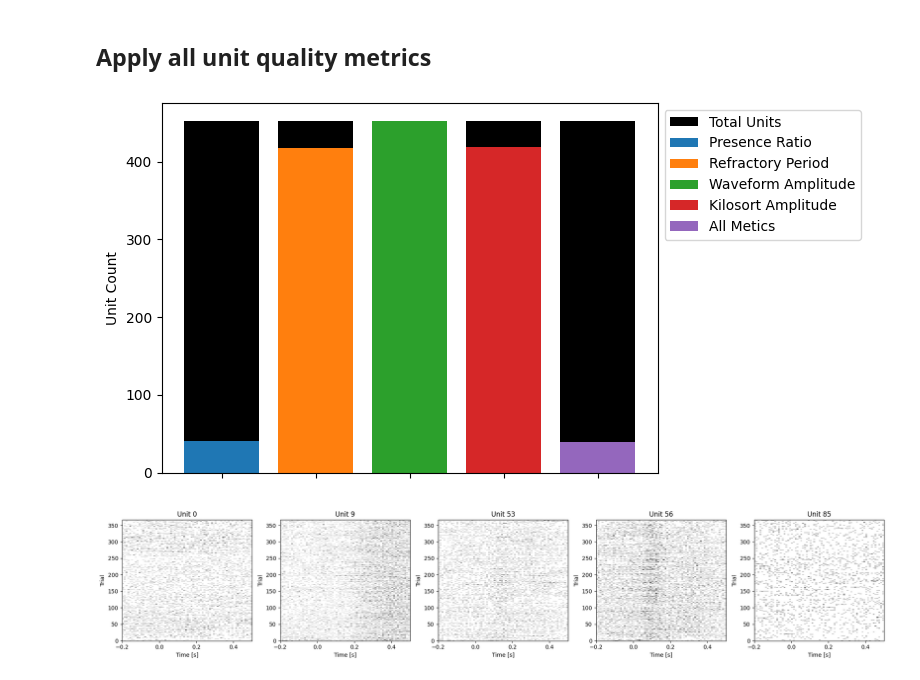
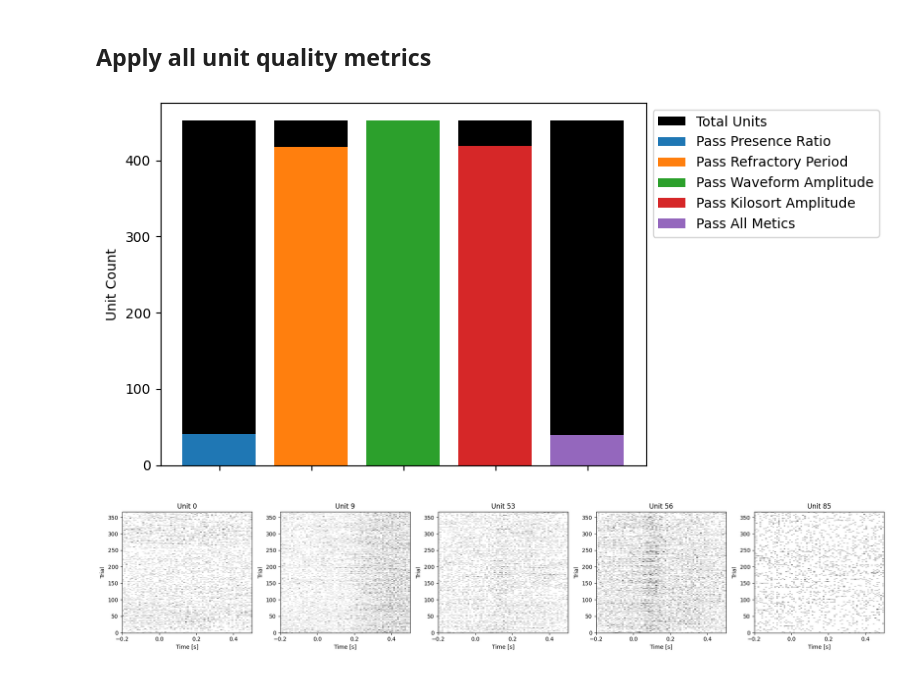
Before and after one commit to aolabNeuro/analyze, a Jupyter notebook: docs/source/examples/neuropixel_example.ipynb, the cells around one changed output. Drawn from its saved outputs; the diff is of its cells as text; code cells hidden in the pictures.

```diff
--- a/docs/source/examples/neuropixel_example.ipynb
+++ b/docs/source/examples/neuropixel_example.ipynb
@@ -108,8 +99,7 @@ plt.show()
 [figure]
 # %%
 # Apply refractory period violation check
-filename = aopy.data.base.get_preprocessed_filename(subject, te_id, date,'spike') # TODO - replace spike times loading with function Tomo wrote.
-spike_times = aopy.data.base.load_hdf_group(os.path.join(preproc_dir, subject), filename, f'drive{drive}/spikes')
+spike_times, _ = aopy.data.base.load_preproc_spike_data(preproc_dir, subject, te_id, date, drive)
 
 min_ref_period = 1 #[ms]
 ref_perc_thresh = 1 #[%]
@@ -134,7 +124,7 @@ ax[0].plot([waveform_amplitude_threshold, waveform_amplitude_threshold], ax[0].g
 
 nwf_plot = 5
 good_unit_idx = np.isin(unit_labels, amp_good_unit_labels)
-wf_samplerate = aopy.data.base.load_hdf_group(os.path.join(preproc_dir, subject), filename, f'drive{drive}/metadata/')['ap_samplerate']
+wf_samplerate = aopy.data.base.load_preproc_spike_data(preproc_dir, subject, te_id, date, drive)[1]['ap_samplerate']
 wf_time_axis = 1e3*np.arange(mean_waveforms.shape[0])/wf_samplerate
 ax[1].plot(wf_time_axis, mean_waveforms[:,good_unit_idx][:,:nwf_plot])
 ax[1].set(xlabel='[ms]', ylabel='[$\mu V$]', title=f'Good Units (n={np.sum(good_unit_idx)})')
@@ -181,16 +171,16 @@ final_good_unit_mask = present_unit_mask*ref_good_unit_mask*amp_good_unit_mask*k
 # %%
 # Plot how many units are removed by each metric
 fig, ax = plt.subplots(1,1)
 [ax.bar(np.arange(5), [len(unit_labels), len(unit_labels), len(unit_labels), len(unit_labels), len(unit_labels)], color='black', label='Total Units')]
-ax.bar(0, np.sum(present_unit_mask),  label='Presence Ratio')
-ax.bar(1, np.sum(ref_good_unit_mask), label='Refractory Period')
-ax.bar(2, np.sum(amp_good_unit_mask), label='Waveform Amplitude')
-ax.bar(3, np.sum(ksamp_good_unit_mask), label='Kilosort Amplitude')
-ax.bar(4, np.sum(final_good_unit_mask), label='All Metics')
+ax.bar(0, np.sum(present_unit_mask),  label='Pass Presence Ratio')
+ax.bar(1, np.sum(ref_good_unit_mask), label='Pass Refractory Period')
+ax.bar(2, np.sum(amp_good_unit_mask), label='Pass Waveform Amplitude')
+ax.bar(3, np.sum(ksamp_good_unit_mask), label='Pass Kilosort Amplitude')
+ax.bar(4, np.sum(final_good_unit_mask), label='Pass All Metics')
 ax.legend(bbox_to_anchor=(1,1))
 ax.set(ylabel='Unit Count')
 ax.set_xticks(np.arange(5), [])
 plt.show()
 # %% [output]
-[figure, old version]
+[figure, new version]
 # %%
```
Also changed, not shown: parts of 3 cells of this notebook, 1 other file.
